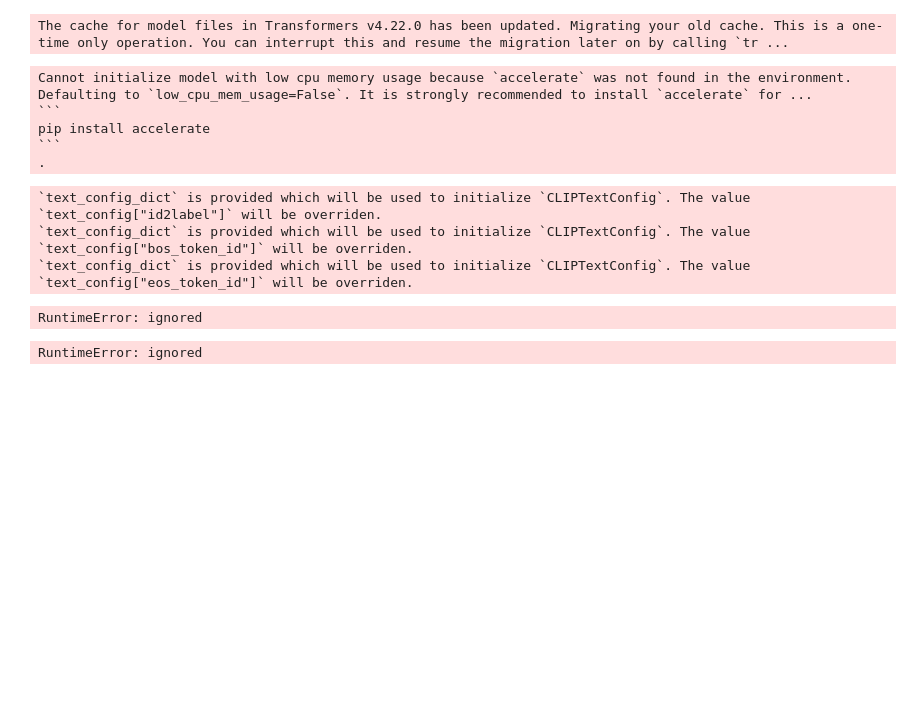
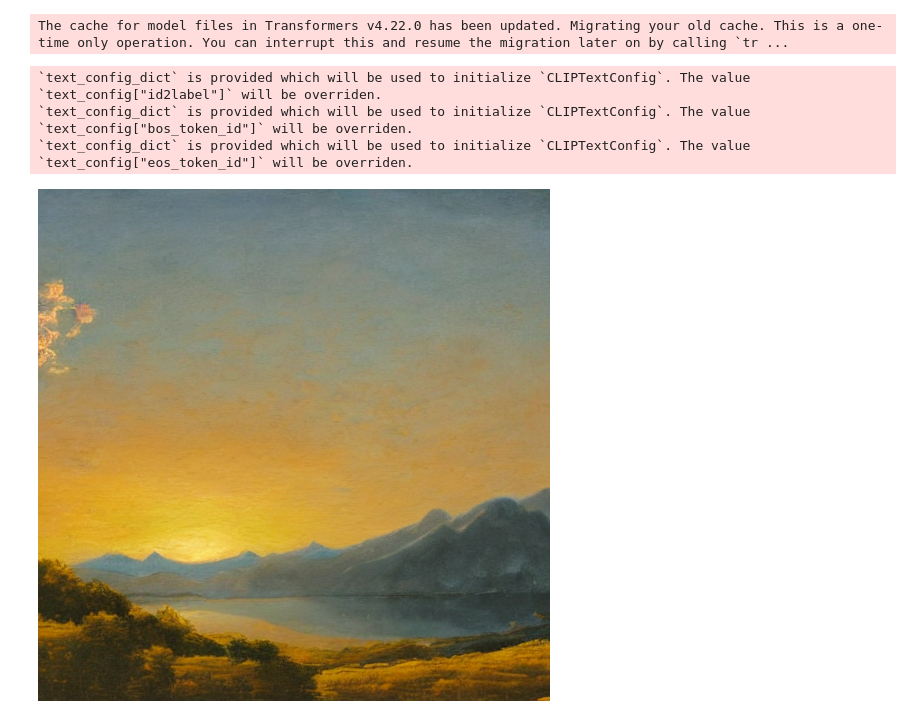
Before and after one commit to ErnestoCash/A-APJ, a Jupyter notebook: AImageGen_vI.ipynb, the cells around one changed output. Saved outputs shown, nothing was run; the diff lists cells and outputs as text; code cells hidden in the pictures; blank space fills up the shorter version.

````diff
--- a/AImageGen_vI.ipynb
+++ b/AImageGen_vI.ipynb
@@ -28,37 +29,33 @@ Successfully installed diffusers-0.23.1 nvidia-cublas-cu12-12.1.3.1 nvidia-cuda-
 # %%
-
+# Comment
 # Import necessary libraries.
-# 'StableDiffusionPipeline' is used to run the Stable Diffusion model.
-# 'torch' is used to specify the computation device (CPU or GPU).
+# 'StableDiffusionPipeline' is a class that encapsulates the Stable Diffusion model.
 from diffusers import StableDiffusionPipeline
 import torch
 
-# Model ID for the Stable Diffusion model from Hugging Face.
+# This is the identifier for the Stable Diffusion model hosted on Hugging Face.
 model_id = "runwayml/stable-diffusion-v1-5"
 
-# Loading the model using the model ID. The model is set to use GPU if available.
-pipe = StableDiffusionPipeline.from_pretrained(model_id, torch_dtype=torch.float16)
-pipe = pipe.to("cuda")
+# Loading the model. We do not specify 'torch_dtype' here to ensure compatibility with CPU.
+pipe = StableDiffusionPipeline.from_pretrained(model_id)
+
+# Specifying that the model should use the CPU for computations.
+pipe = pipe.to("cpu")
 # %% [output]
 The cache for model files in Transformers v4.22.0 has been updated. Migrating your old cache. This is a one-time only operation. You can interrupt this and resume the migration later on by calling `tr ...
-Cannot initialize model with low cpu memory usage because `accelerate` was not found in the environment. Defaulting to `low_cpu_mem_usage=False`. It is strongly recommended to install `accelerate` for ...
-```
-pip install accelerate
-```
-.
+`text_config_dict` is provided which will be used to initialize `CLIPTextConfig`. The value `text_config["id2label"]` will be overriden.
+`text_config_dict` is provided which will be used to initialize `CLIPTextConfig`. The value `text_config["bos_token_id"]` will be overriden.
+`text_config_dict` is provided which will be used to initialize `CLIPTextConfig`. The value `text_config["eos_token_id"]` will be overriden.
-`text_config_dict` is provided which will be used to initialize `CLIPTextConfig`. The value `text_config["id2label"]` will be overriden.
-`text_config_dict` is provided which will be used to initialize `CLIPTextConfig`. The value `text_config["bos_token_id"]` will be overriden.
-`text_config_dict` is provided which will be used to initialize `CLIPTextConfig`. The value `text_config["eos_token_id"]` will be overriden.
-RuntimeError: ignored
 # %%
-
-# Define a text prompt for the image generation. You can modify this prompt.
+# Comment
+# Define a text prompt for the image generation. This can be any descriptive text.
 prompt = "a landscape with mountains at sunset"
 
-# Generating an image based on the prompt. '.images[0]' extracts the first image from the generated set.
+# Generating an image based on the prompt and displaying the first image in the set.
 image = pipe(prompt).images[0]
-
-# Display the generated image.
 image.show()
-# %% [output]
-RuntimeError: ignored
+# %%
+from IPython.display import display
+display(image)
+# %% [output]
+[figure, added]
````
Also changed, not shown: parts of 1 cell of this notebook.
